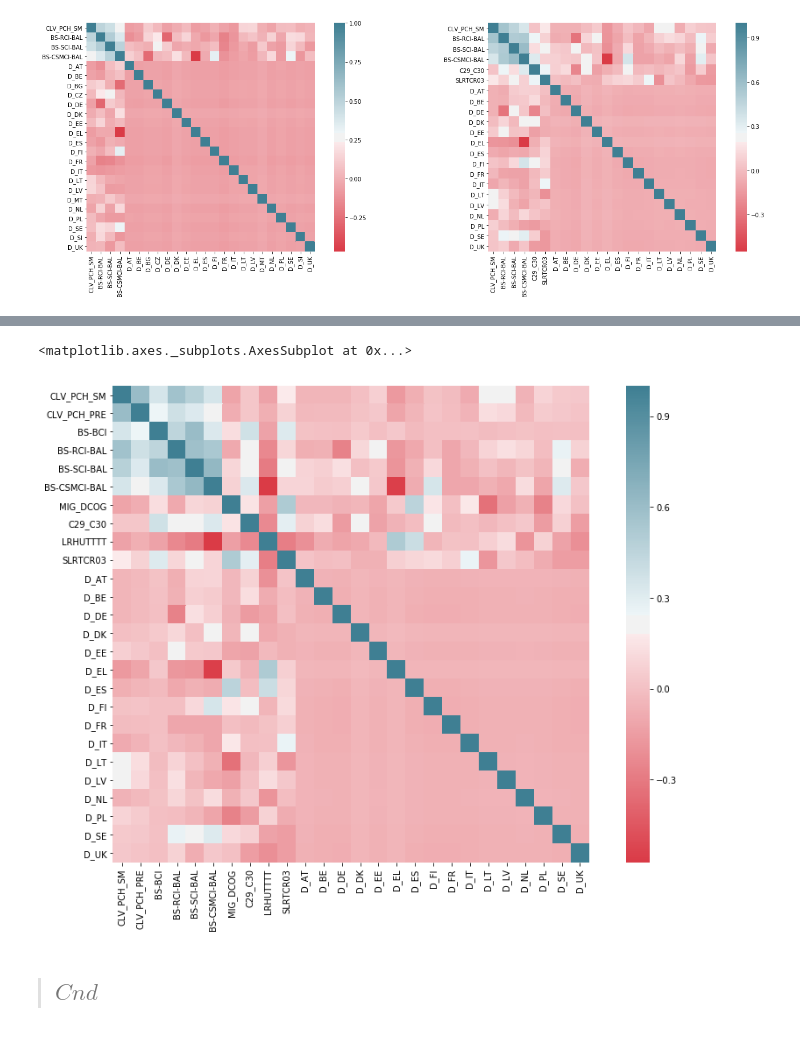
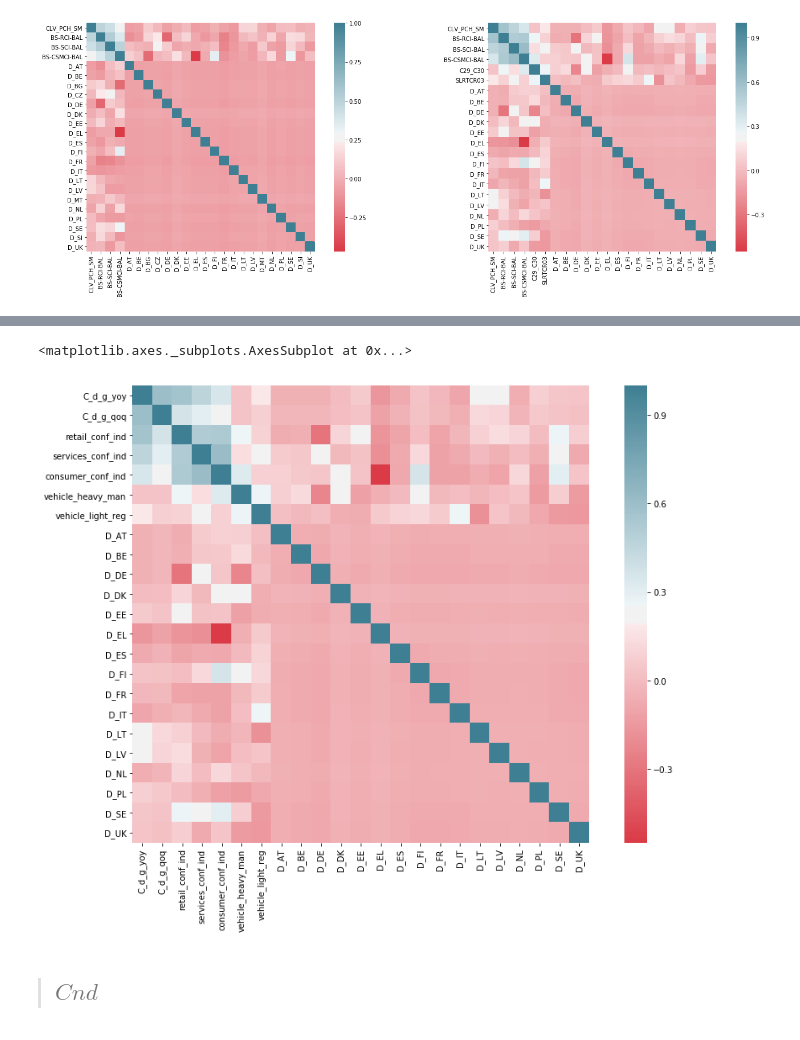
Before and after one commit to boturon/NovaSBE_Courses, a Jupyter notebook: 1107_macroeconomic-policies/assignment/pred-gdp/data.ipynb, the cells around one changed output, grey strips where cells are left out. Drawn from its saved outputs; the diff is of its cells as text; code cells hidden in the pictures.

```diff
--- a/1107_macroeconomic-policies/assignment/pred-gdp/data.ipynb
+++ b/1107_macroeconomic-policies/assignment/pred-gdp/data.ipynb
@@ -206,8 +206,16 @@ def Cd(model_variables=[], version=0, all_boolean=False, country_dummies=True):
     ###########################################################################################
 
     # Regression
-    X = sm.add_constant(Cd.loc[:, Cd.columns != "CLV_PCH_SM"].copy())
-    y = Cd.loc[:, "CLV_PCH_SM"].copy()
+    if version == 3:
+        Cd.columns = ['C_d_g_yoy', 'C_d_g_qoq', 'retail_conf_ind', 'services_conf_ind', 'consumer_conf_ind',
+       'vehicle_heavy_man', 'vehicle_light_reg', 'D_AT', 'D_BE', 'D_DE', 'D_DK', 'D_EE', 'D_EL',
+       'D_ES', 'D_FI', 'D_FR', 'D_IT', 'D_LT', 'D_LV', 'D_NL', 'D_PL', 'D_SE',
+       'D_UK']
+        X = sm.add_constant(Cd.loc[:, Cd.columns != "C_d_g_yoy"].copy())
+        y = Cd.loc[:, "C_d_g_yoy"].copy()
+    else:
+        X = sm.add_constant(Cd.loc[:, Cd.columns != "CLV_PCH_SM"].copy())
+        y = Cd.loc[:, "CLV_PCH_SM"].copy()
     results = sm.OLS(y, X).fit()
     print(results.summary())
 
@@ -303,11 +311,11 @@ Warnings:
 strong multicollinearity or other numerical problems.
 # %%
 f, ax = plt.subplots(figsize=(15,10))
-sns.heatmap(Cd_all.corr(), mask=np.zeros_like(Cd_all.corr(), dtype=np.bool),
+sns.heatmap(Cd3.corr(), mask=np.zeros_like(Cd3.corr(), dtype=np.bool),
             cmap=sns.diverging_palette(10, 220, as_cmap=True),square=True, ax=ax)
 # %% [output]
 <matplotlib.axes._subplots.AxesSubplot at 0x...>
-[figure, old version]
+[figure, new version]
 # %% [markdown]
 >## $Cnd$
 # %%
```
Also changed, not shown: parts of 60 cells of this notebook, 1 other file.
